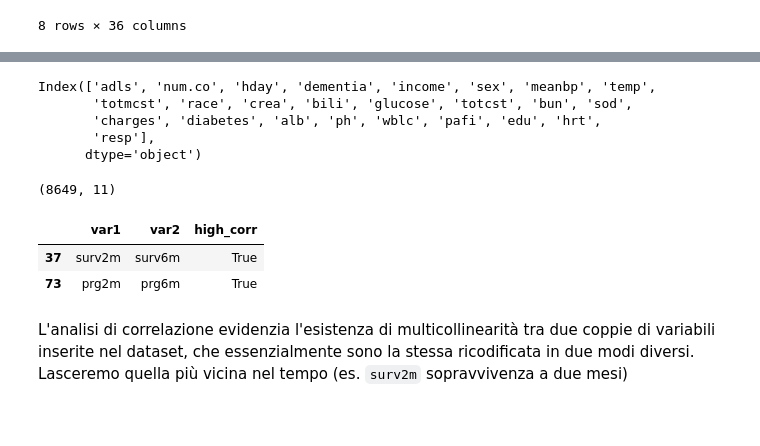
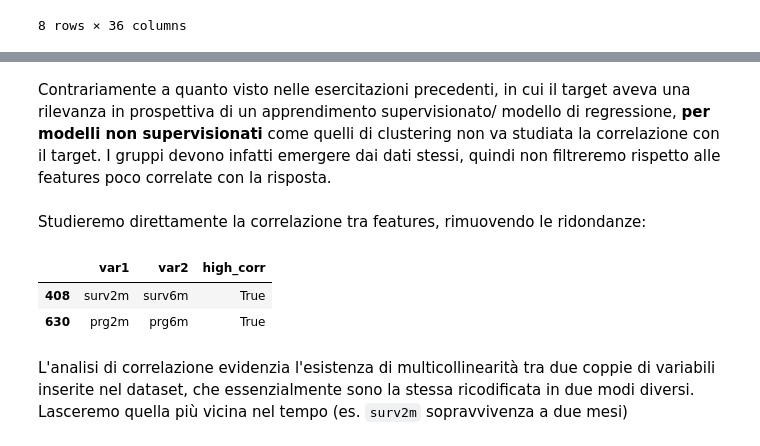
Before and after one commit to alberto-rampulla/big-data-course, a Jupyter notebook: 03_Clustering/Clustering.ipynb, the cells around one changed output, grey strips where cells are left out. Cells and saved outputs as stored; diff of their text form; code cells hidden in the pictures; blank space fills up the shorter version.

```diff
--- a/03_Clustering/Clustering.ipynb
+++ b/03_Clustering/Clustering.ipynb
@@ -245,24 +243,15 @@ Adesso possiamo prima vedere se ci sono feature poco correlate alla variabile ta
+# %% [markdown]
+Contrariamente a quanto visto nelle esercitazioni precedenti, in cui il target aveva una rilevanza in prospettiva di un apprendimento supervisionato/ modello di regressione, **per modelli non supervisionati** come quelli di clustering non va studiata la correlazione con il target. I gruppi devono infatti emergere dai dati stessi, quindi non filtreremo rispetto alle features poco correlate con la risposta.
 # %%
-soglia = 0.1
+# soglia = 0.1
 
-ft_to_remove = (
-    X_tr_s
-    .corrwith(y_tr)
-    .abs()
-    .sort_values(ascending = False)
-    .loc[lambda x : x < soglia]
-    .index
-)
+# ft_to_remove = (
+ #   X_tr_s
+  #  .corrwith(y_tr)
+   # .abs()
+    #.sort_values(ascending = False)
+    #.loc[lambda x : x < soglia]
+    #.index
+#)
 
-ft_to_remove
+# ft_to_remove
-# %% [output]
-Index(['adls', 'num.co', 'hday', 'dementia', 'income', 'sex', 'meanbp', 'temp',
-       'totmcst', 'race', 'crea', 'bili', 'glucose', 'totcst', 'bun', 'sod',
-       'charges', 'diabetes', 'alb', 'ph', 'wblc', 'pafi', 'edu', 'hrt',
-       'resp'],
-      dtype='object')
-# %%
-X_tr_flt = X_tr_s.drop(columns = ft_to_remove)
-X_tr_flt.shape
-# %% [output]
-(8649, 11)
@@ -269,21 +260,23 @@ X_tr_flt.shape
+# %% [markdown]
+Studieremo direttamente la correlazione tra features, rimuovendo le ridondanze:
 # %%
 soglia_mct = 0.8
 
 coppie = (
-    X_tr_flt
+    X_tr_s
     .corr()
     .abs()
     .map(lambda x : x > soglia_mct)
     .unstack()
     .reset_index()
 )
 
 coppie.columns = ['var1', 'var2', 'high_corr']
 coppie = coppie[coppie['high_corr'] & (coppie['var1'] < coppie['var2'])]
 coppie
 # %% [output]
 |  | var1 | var2 | high_corr |
-| 37 | surv2m | surv6m | True |
-| 73 | prg2m | prg6m | True |
+| 408 | surv2m | surv6m | True |
+| 630 | prg2m | prg6m | True |
 # %% [markdown]
 L'analisi di correlazione evidenzia l'esistenza di multicollinearità tra due coppie di variabili inserite nel dataset, che essenzialmente sono la stessa ricodificata in due modi diversi. Lasceremo quella più vicina nel tempo (es. `surv2m` sopravvivenza a due mesi)
```
Also changed, not shown: parts of 29 cells of this notebook.
